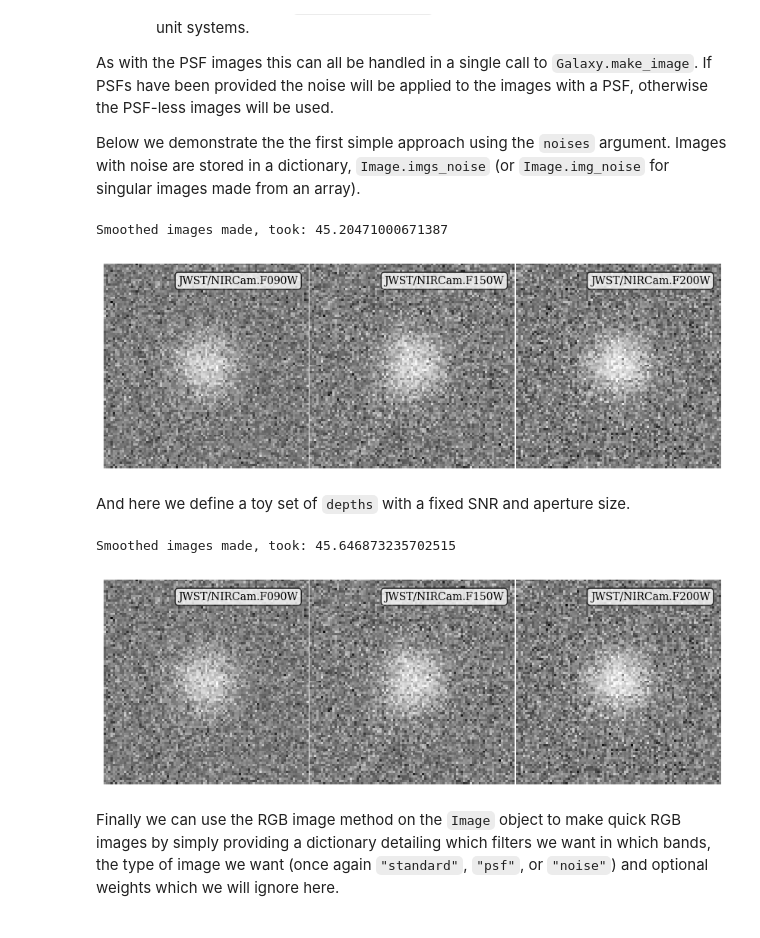
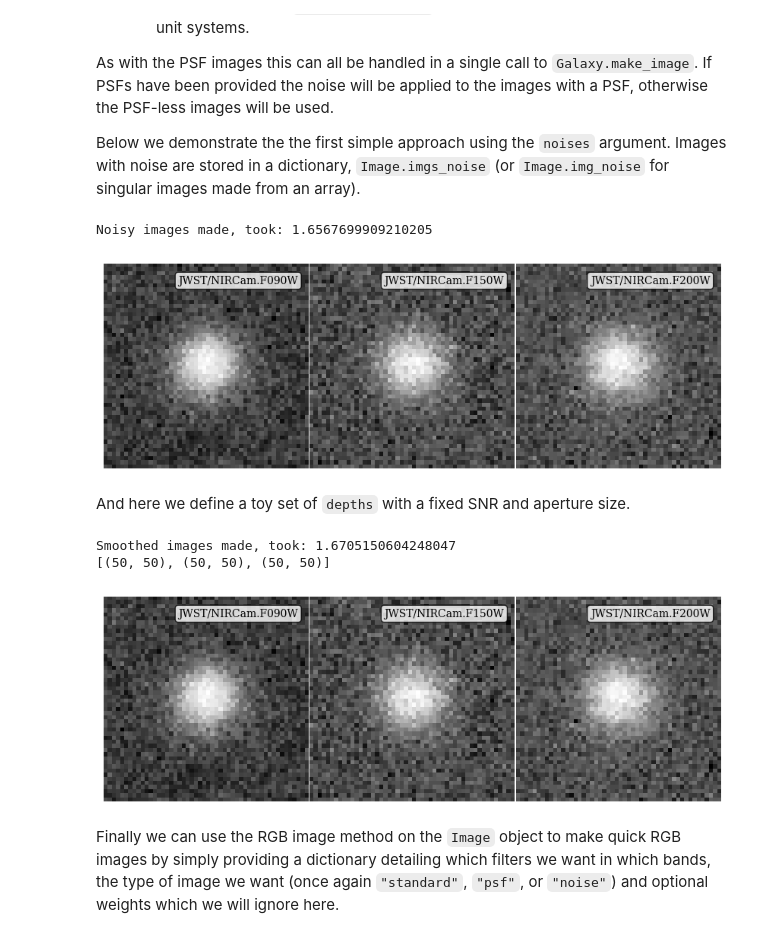
Before and after one commit to synthesizer-project/synthesizer, a Jupyter notebook: docs/source/imaging/particle_imaging.ipynb, the cells around one changed output. Saved outputs shown, nothing was run; the diff lists cells and outputs as text; code cells hidden in the pictures.

```diff
--- a/docs/source/imaging/particle_imaging.ipynb
+++ b/docs/source/imaging/particle_imaging.ipynb
@@ -61,7 +61,7 @@ Note that setting attributes in this way is only necessary when sampling from a
 stars_start = time.time()
 
 # Define the number of stellar particles
-n = 100000
+n = 10000
 
 # Generate some random coordinates
 coords = CoordinateGenerator.generate_3D_gaussian(n)
@@ -155,7 +155,7 @@ Before we make any images we need to define the resolution of our images and the
 width = (width + 1) * kpc
 
 # Define image resolution (here we arbitrarily set it to 100 pixels along an axis)
-resolution = ((width.value + 1) / 100) * kpc
+resolution = (width.value / 100) * kpc
 
 print("Image width is %.2f kpc with %.2f kpc resolution" % (width.value, resolution.value))
 # %% [output]
@@ -342,8 +345,8 @@ psf_img = galaxy.make_image(
     rest_frame=False,
     cosmo=cosmo,
     psfs=psfs,
-    super_resolution_factor=2,
+    psf_resample_factor=2,
 )
 
-print("Smoothed images made, took:", time.time() - img_start)
+print("PSF images made, took:", time.time() - img_start)
 # %% [output]
@@ -379,42 +382,48 @@ As with the PSF images this can all be handled in a single call to `Galaxy.make_
 
 Below we demonstrate the the first simple approach using the `noises` argument. Images with noise are stored in a dictionary, `Image.imgs_noise` (or `Image.img_noise` for singular images made from an array).
 # %%
+# Redefine image resolution (here we arbitrarily set it to 50 pixels along an axis)
+resolution = (width.value / 50) * kpc
+
 img_start = time.time()
 
 # Get the image
 simple_noise_img = galaxy.make_image(
     resolution,
     fov=width,
     img_type="smoothed",
     sed=sed,
     filters=filters,
     rest_frame=False,
     cosmo=cosmo,
     psfs=psfs,
-    super_resolution_factor=2,
+    psf_resample_factor=2,
     noises=30 * nJy,
 )
 
-print("Smoothed images made, took:", time.time() - img_start)
+print("Noisy images made, took:", time.time() - img_start)
 
 simple_noise_imgs = simple_noise_img.imgs_noise
 
 # Lets set up a simple normalisation across all images
 vmax = 0
 for img in simple_noise_imgs.values():
     up = np.percentile(img, 99.9)
     if up > vmax:
         vmax = up
 
 # Get the plot
 fig, ax = simple_noise_img.plot_image(img_type="noise", show=True, vmin=0, vmax=vmax)
 plt.close(fig)
 # %% [output]
-Smoothed images made, took: 45.20471000671387
+Noisy images made, took: 1.6567699909210205
-[figure, old version]
+[figure, new version]
 # %% [markdown]
 And here we define a toy set of `depths` with a fixed SNR and aperture size.
 # %%
+# Define image resolution (here we arbitrarily set it to 50 pixels along an axis)
+resolution = (width.value / 50) * kpc
+
 # Create the dictionary of depths
 depths = {f.filter_code: 100 * nJy for f in filters}
 
@@ -430,7 +439,7 @@ noise_img = galaxy.make_image(
     rest_frame=False,
     cosmo=cosmo,
     psfs=psfs,
-    super_resolution_factor=2,
+    psf_resample_factor=2,
     depths=depths,
     snrs=5,
     aperture=0.2,
@@ -439,7 +448,7 @@ noise_img = galaxy.make_image(
 print("Smoothed images made, took:", time.time() - img_start)
 
 noise_imgs = noise_img.imgs_noise
-
+print([noise_imgs[f.filter_code].shape for f in filters])
 # Lets set up a simple normalisation across all images
 vmax = 0
 vmin = np.inf
@@ -455,8 +464,9 @@ for img in noise_imgs.values():
 fig, ax = simple_noise_img.plot_image(img_type="noise", show=True, vmin=vmin, vmax=vmax)
 plt.close(fig)
 # %% [output]
-Smoothed images made, took: 45.646873235702515
+Smoothed images made, took: 1.6705150604248047
+[(50, 50), (50, 50), (50, 50)]
-[figure, old version]
+[figure, new version]
 # %% [markdown]
 Finally we can use the RGB image method on the `Image` object to make quick RGB images by simply providing a dictionary detailing which filters we want in which bands, the type of image we want (once again `"standard"`, `"psf"`, or `"noise"`) and optional weights which we will ignore here.
 # %%
```
Also changed, not shown: parts of 14 cells of this notebook.
